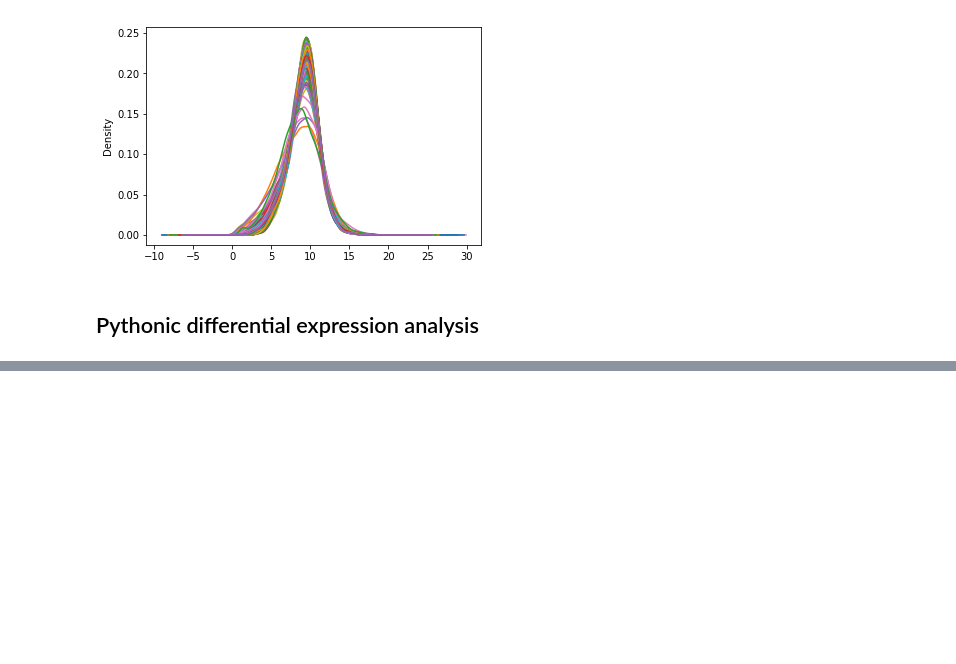
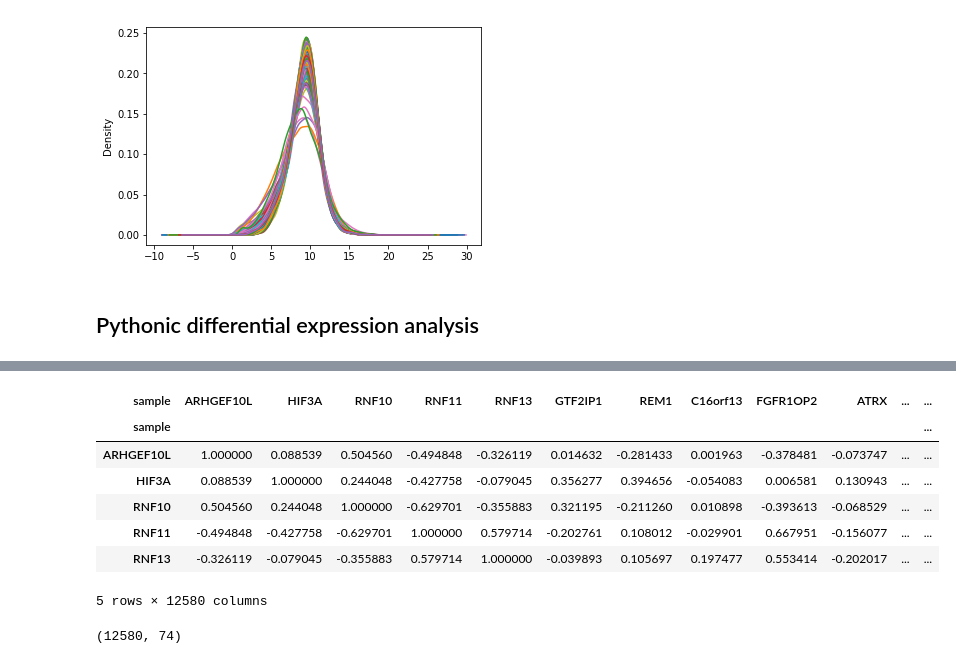
Before and after one commit to francismjenkins/Capstone_project, a Jupyter notebook: Capstone_Project.ipynb, the cells around one changed output, grey strips where cells are left out. Cells and saved outputs as stored; diff of their text form; code cells hidden in the pictures; blank space fills up the shorter version.

```diff
--- a/Capstone_Project.ipynb
+++ b/Capstone_Project.ipynb
@@ -263,0 +286,19 @@ Name: ttest, dtype: float64
+# %%
+df1_t = df1.T
+correlations1 = df1_t.corr()
+correlations1.head()
+# %% [output]
+| sample | ARHGEF10L | HIF3A | RNF10 | RNF11 | RNF13 | GTF2IP1 | REM1 | C16orf13 | FGFR1OP2 | ATRX | ... | ... |
+| sample |  |  |  |  |  |  |  |  |  |  |  | ... |
+| ARHGEF10L | 1.000000 | 0.088539 | 0.504560 | -0.494848 | -0.326119 | 0.014632 | -0.281433 | 0.001963 | -0.378481 | -0.073747 | ... | ... |
+| HIF3A | 0.088539 | 1.000000 | 0.244048 | -0.427758 | -0.079045 | 0.356277 | 0.394656 | -0.054083 | 0.006581 | 0.130943 | ... | ... |
+| RNF10 | 0.504560 | 0.244048 | 1.000000 | -0.629701 | -0.355883 | 0.321195 | -0.211260 | 0.010898 | -0.393613 | -0.068529 | ... | ... |
+| RNF11 | -0.494848 | -0.427758 | -0.629701 | 1.000000 | 0.579714 | -0.202761 | 0.108012 | -0.029901 | 0.667951 | -0.156077 | ... | ... |
+| RNF13 | -0.326119 | -0.079045 | -0.355883 | 0.579714 | 1.000000 | -0.039893 | 0.105697 | 0.197477 | 0.553414 | -0.202017 | ... | ... |
+5 rows × 12580 columns
+# %%
+# reduce number of replicates to 74 to improve computational efficiency
+df2 = df2.iloc[:,0:74]
+df2.shape
+# %% [output]
+(12580, 74)
```
Also changed, not shown: parts of 38 cells of this notebook.
